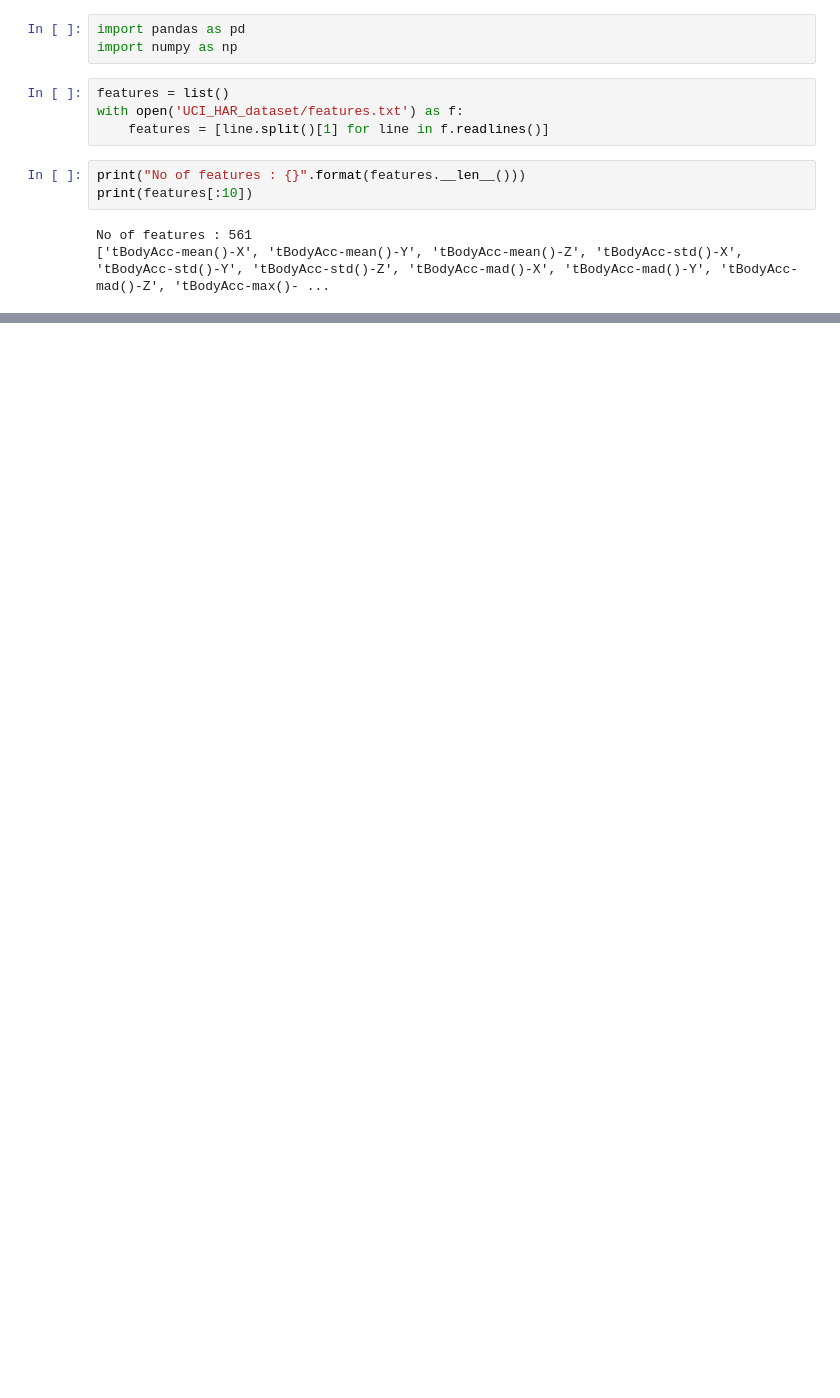
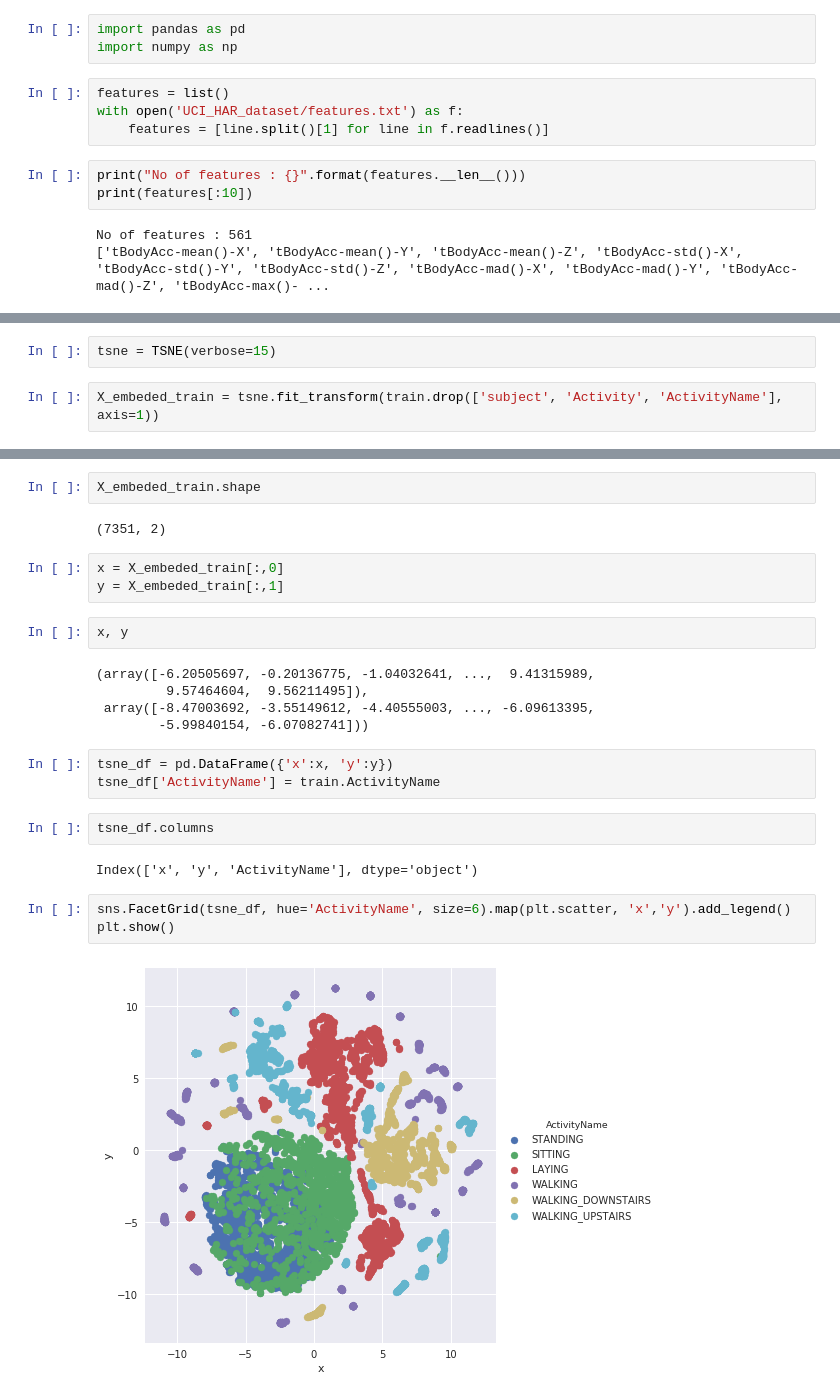
Before and after one commit to ramsane/HumanActivityRecognition, a Jupyter notebook: HAR_EDA.ipynb, the cells around one changed output, grey strips where cells are left out. Cells and saved outputs as stored; diff of their text form; blank space fills up the shorter version.

```diff
--- a/HAR_EDA.ipynb
+++ b/HAR_EDA.ipynb
@@ -45,0 +210,4 @@ y_train.head()
+# %%
+tsne = TSNE(verbose=15)
+# %%
+X_embeded_train = tsne.fit_transform(train.drop(['subject', 'Activity', 'ActivityName'], axis=1))
@@ -45,0 +232,26 @@ y_train.head()
+# %%
+X_embeded_train.shape
+# %% [output]
+(7351, 2)
+# %%
+x = X_embeded_train[:,0]
+y = X_embeded_train[:,1]
+# %%
+x, y
+# %% [output]
+(array([-6.20505697, -0.20136775, -1.04032641, ...,  9.41315989,
+         9.57464604,  9.56211495]),
+ array([-8.47003692, -3.55149612, -4.40555003, ..., -6.09613395,
+        -5.99840154, -6.07082741]))
+# %%
+tsne_df = pd.DataFrame({'x':x, 'y':y})
+tsne_df['ActivityName'] = train.ActivityName
+# %%
+tsne_df.columns
+# %% [output]
+Index(['x', 'y', 'ActivityName'], dtype='object')
+# %%
+sns.FacetGrid(tsne_df, hue='ActivityName', size=6).map(plt.scatter, 'x','y').add_legend()
+plt.show()
+# %% [output]
+[figure, added]
```
Also changed, not shown: parts of 24 cells of this notebook, 3 other files.
